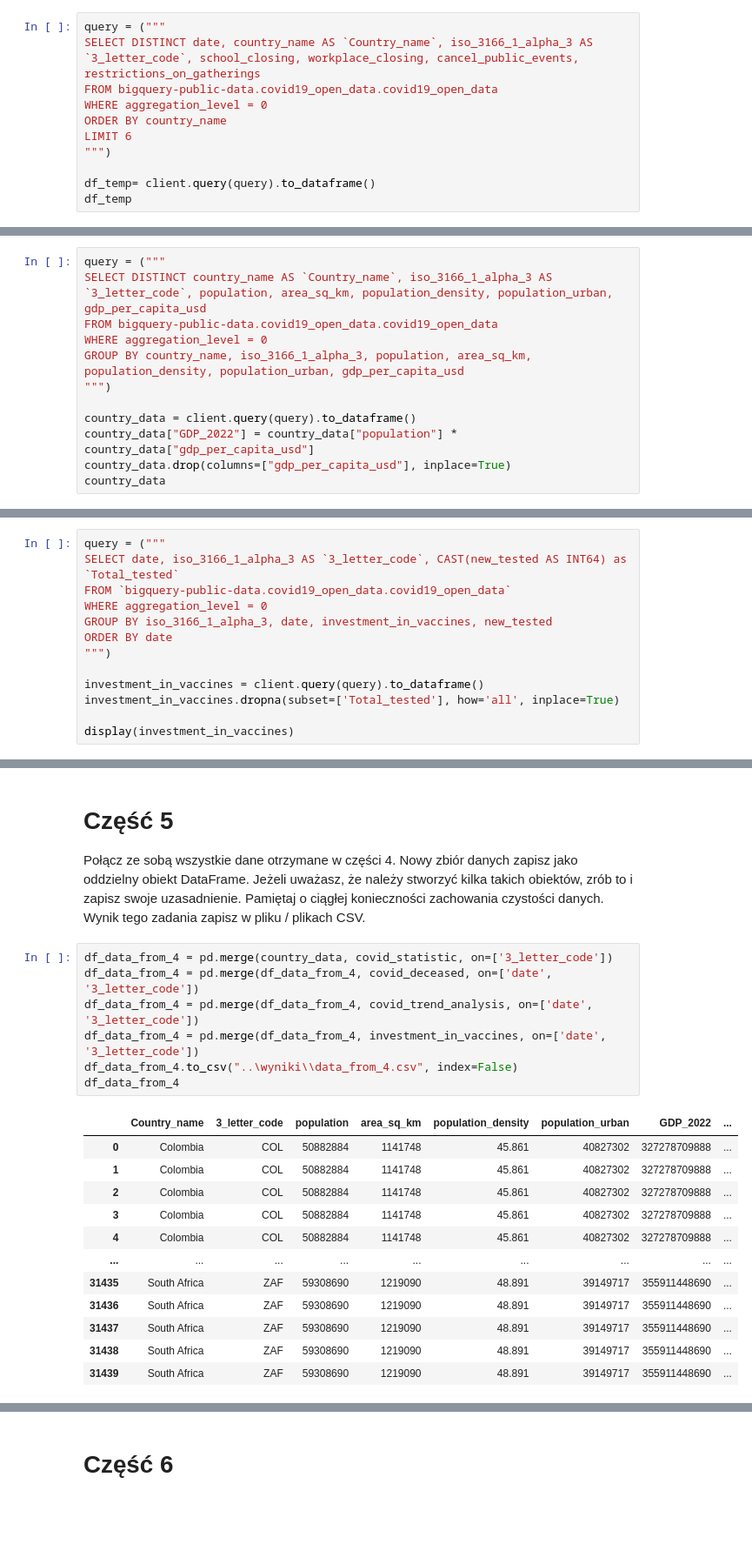
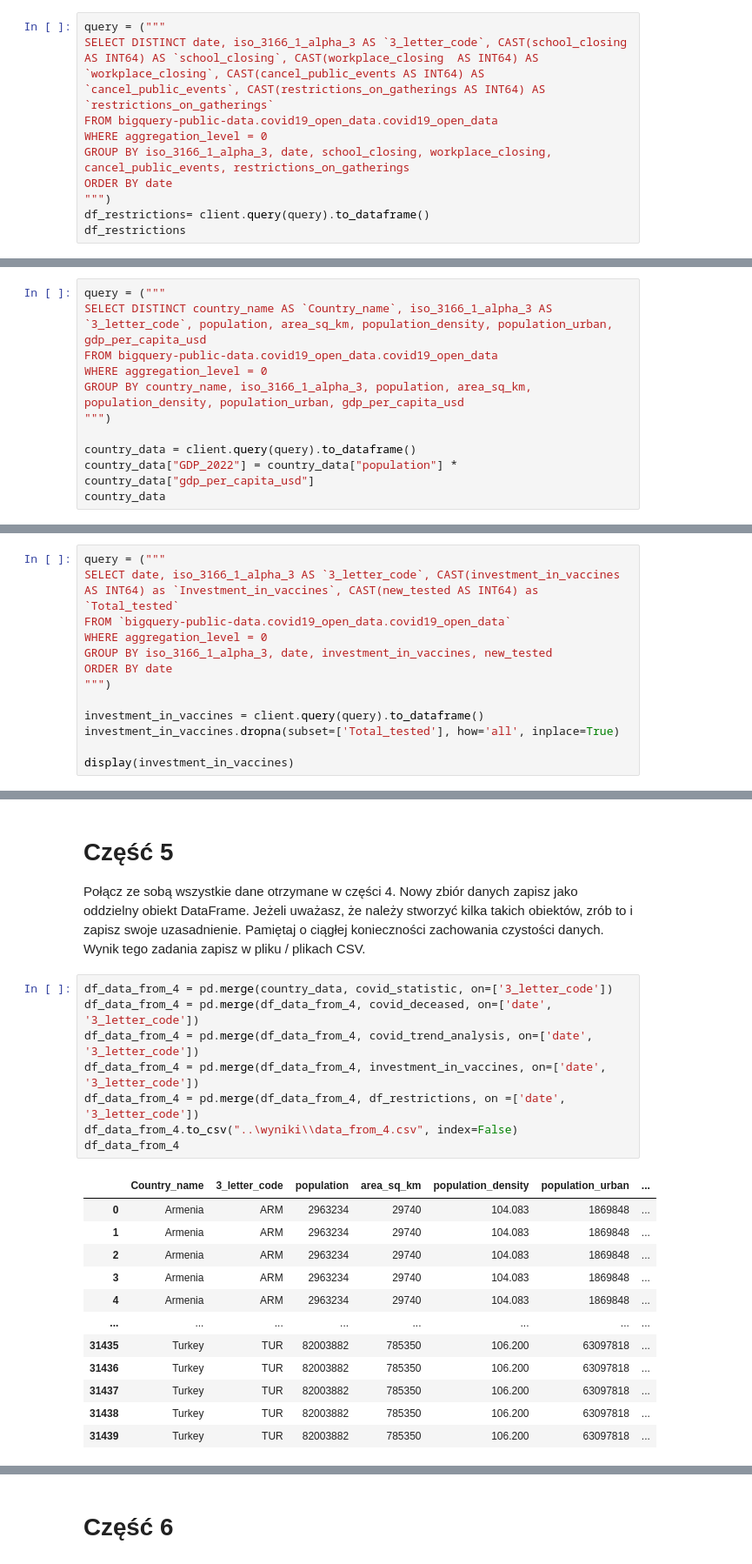
Before and after one commit to AbsZeroO/big-data, a Jupyter notebook: Poziom_1/Poziom1.ipynb, the cells around one changed output, grey strips where cells are left out. Shown: that part at 87% size. Drawn from its saved outputs; the diff is of its cells as text; blank space fills up the shorter version.

```diff
--- a/Poziom_1/Poziom1.ipynb
+++ b/Poziom_1/Poziom1.ipynb
@@ -344,13 +344,12 @@ df_temp
 5. Jakie jest znaczenie wartośći liczbowych z kolumn dotyczących restrykcji (school_closing, workplace_closing, cancel_public_events, restrictions on gatherings)
 # %%
 query = ("""
-SELECT DISTINCT date, country_name AS `Country_name`, iso_3166_1_alpha_3 AS `3_letter_code`, school_closing, workplace_closing, cancel_public_events, restrictions_on_gatherings
+SELECT DISTINCT date, iso_3166_1_alpha_3 AS `3_letter_code`, CAST(school_closing AS INT64) AS `school_closing`, CAST(workplace_closing  AS INT64) AS `workplace_closing`, CAST(cancel_public_events AS INT64) AS `cancel_public_events`, CAST(restrictions_on_gatherings AS INT64) AS `restrictions_on_gatherings`
 FROM bigquery-public-data.covid19_open_data.covid19_open_data
 WHERE aggregation_level = 0
-ORDER BY country_name
-LIMIT 6
+GROUP BY iso_3166_1_alpha_3, date, school_closing, workplace_closing, cancel_public_events, restrictions_on_gatherings
+ORDER BY date
 """)
-
-df_temp= client.query(query).to_dataframe()
-df_temp
+df_restrictions= client.query(query).to_dataframe()
+df_restrictions
 # %% [output]
@@ -399,6 +404,5 @@ GROUP BY country_name, iso_3166_1_alpha_3, population, area_sq_km, population_de
 
 country_data = client.query(query).to_dataframe()
 country_data["GDP_2022"] = country_data["population"] * country_data["gdp_per_capita_usd"]
-country_data.drop(columns=["gdp_per_capita_usd"], inplace=True)
 country_data
 # %% [output]
@@ -504,7 +508,7 @@ covid_trend_analysis
 ### 4.5 Liczba wykonanych testów
 # %%
 query = ("""
-SELECT date, iso_3166_1_alpha_3 AS `3_letter_code`, CAST(new_tested AS INT64) as `Total_tested`
+SELECT date, iso_3166_1_alpha_3 AS `3_letter_code`, CAST(investment_in_vaccines AS INT64) as `Investment_in_vaccines`, CAST(new_tested AS INT64) as `Total_tested`
 FROM `bigquery-public-data.covid19_open_data.covid19_open_data`
 WHERE aggregation_level = 0
 GROUP BY iso_3166_1_alpha_3, date, investment_in_vaccines, new_tested
@@ -536,20 +556,21 @@ Połącz ze sobą wszystkie dane otrzymane w części 4. Nowy zbiór danych zapi
 # %%
 df_data_from_4 = pd.merge(country_data, covid_statistic, on=['3_letter_code'])
 df_data_from_4 = pd.merge(df_data_from_4, covid_deceased, on=['date', '3_letter_code'])
 df_data_from_4 = pd.merge(df_data_from_4, covid_trend_analysis, on=['date', '3_letter_code'])
 df_data_from_4 = pd.merge(df_data_from_4, investment_in_vaccines, on=['date', '3_letter_code'])
+df_data_from_4 = pd.merge(df_data_from_4, df_restrictions, on =['date', '3_letter_code'])
 df_data_from_4.to_csv("..\wyniki\\data_from_4.csv", index=False)
 df_data_from_4
 # %% [output]
-|  | Country_name | 3_letter_code | population | area_sq_km | population_density | population_urban | GDP_2022 | ... |
-| 0 | Colombia | COL | 50882884 | 1141748 | 45.861 | 40827302 | 327278709888 | ... |
-| 1 | Colombia | COL | 50882884 | 1141748 | 45.861 | 40827302 | 327278709888 | ... |
-| 2 | Colombia | COL | 50882884 | 1141748 | 45.861 | 40827302 | 327278709888 | ... |
-| 3 | Colombia | COL | 50882884 | 1141748 | 45.861 | 40827302 | 327278709888 | ... |
-| 4 | Colombia | COL | 50882884 | 1141748 | 45.861 | 40827302 | 327278709888 | ... |
-| ... | ... | ... | ... | ... | ... | ... | ... | ... |
-| 31435 | South Africa | ZAF | 59308690 | 1219090 | 48.891 | 39149717 | 355911448690 | ... |
-| 31436 | South Africa | ZAF | 59308690 | 1219090 | 48.891 | 39149717 | 355911448690 | ... |
-| 31437 | South Africa | ZAF | 59308690 | 1219090 | 48.891 | 39149717 | 355911448690 | ... |
-| 31438 | South Africa | ZAF | 59308690 | 1219090 | 48.891 | 39149717 | 355911448690 | ... |
-| 31439 | South Africa | ZAF | 59308690 | 1219090 | 48.891 | 39149717 | 355911448690 | ... |
+|  | Country_name | 3_letter_code | population | area_sq_km | population_density | population_urban | ... |
+| 0 | Armenia | ARM | 2963234 | 29740 | 104.083 | 1869848 | ... |
+| 1 | Armenia | ARM | 2963234 | 29740 | 104.083 | 1869848 | ... |
+| 2 | Armenia | ARM | 2963234 | 29740 | 104.083 | 1869848 | ... |
+| 3 | Armenia | ARM | 2963234 | 29740 | 104.083 | 1869848 | ... |
+| 4 | Armenia | ARM | 2963234 | 29740 | 104.083 | 1869848 | ... |
+| ... | ... | ... | ... | ... | ... | ... | ... |
+| 31435 | Turkey | TUR | 82003882 | 785350 | 106.200 | 63097818 | ... |
+| 31436 | Turkey | TUR | 82003882 | 785350 | 106.200 | 63097818 | ... |
+| 31437 | Turkey | TUR | 82003882 | 785350 | 106.200 | 63097818 | ... |
+| 31438 | Turkey | TUR | 82003882 | 785350 | 106.200 | 63097818 | ... |
+| 31439 | Turkey | TUR | 82003882 | 785350 | 106.200 | 63097818 | ... |
```
Also changed, not shown: parts of 15 cells of this notebook.
